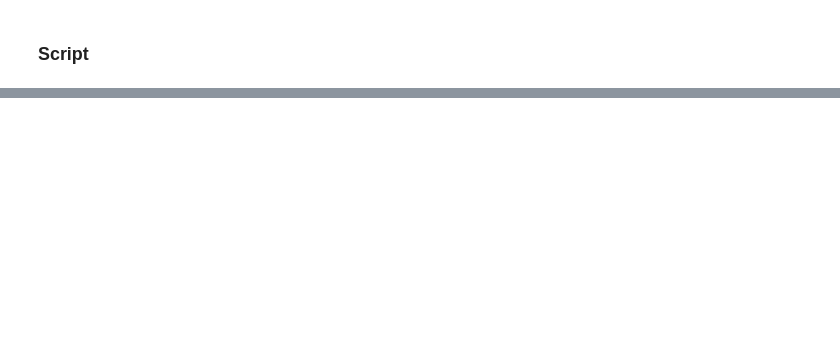
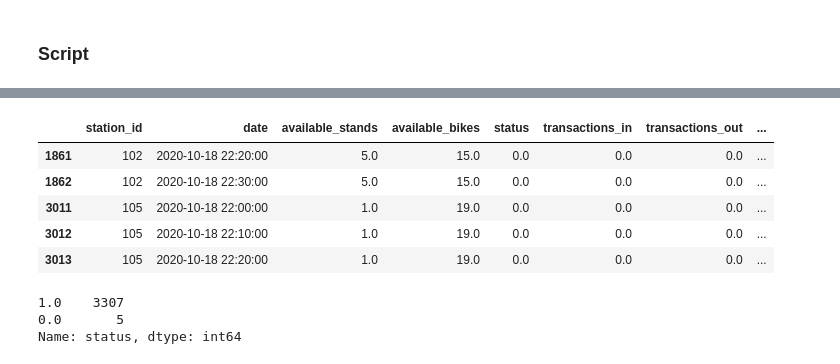
Before and after one commit to armgilles/vcub_keeper, a Jupyter notebook: notebooks/03_production/01_get_data_from_API.ipynb, the cells around one changed output, grey strips where cells are left out. Saved outputs shown, nothing was run; the diff lists cells and outputs as text; code cells hidden in the pictures; blank space fills up the shorter version.

```diff
--- a/notebooks/03_production/01_get_data_from_API.ipynb
+++ b/notebooks/03_production/01_get_data_from_API.ipynb
@@ -288,3 +316,18 @@ plot_station_activity(station_df, station_id=station_id,
                       return_data=False)
 # %% [output]
 [interactive output not drawn]
+# %%
+station_df[station_df.status == 0]
+# %% [output]
+|  | station_id | date | available_stands | available_bikes | status | transactions_in | transactions_out | ... |
+| 1861 | 102 | 2020-10-18 22:20:00 | 5.0 | 15.0 | 0.0 | 0.0 | 0.0 | ... |
+| 1862 | 102 | 2020-10-18 22:30:00 | 5.0 | 15.0 | 0.0 | 0.0 | 0.0 | ... |
+| 3011 | 105 | 2020-10-18 22:00:00 | 1.0 | 19.0 | 0.0 | 0.0 | 0.0 | ... |
+| 3012 | 105 | 2020-10-18 22:10:00 | 1.0 | 19.0 | 0.0 | 0.0 | 0.0 | ... |
+| 3013 | 105 | 2020-10-18 22:20:00 | 1.0 | 19.0 | 0.0 | 0.0 | 0.0 | ... |
+# %%
+station_df.status.value_counts()
+# %% [output]
+1.0    3307
+0.0       5
+Name: status, dtype: int64
```
Also changed, not shown: parts of 14 cells of this notebook, 1 other file.
